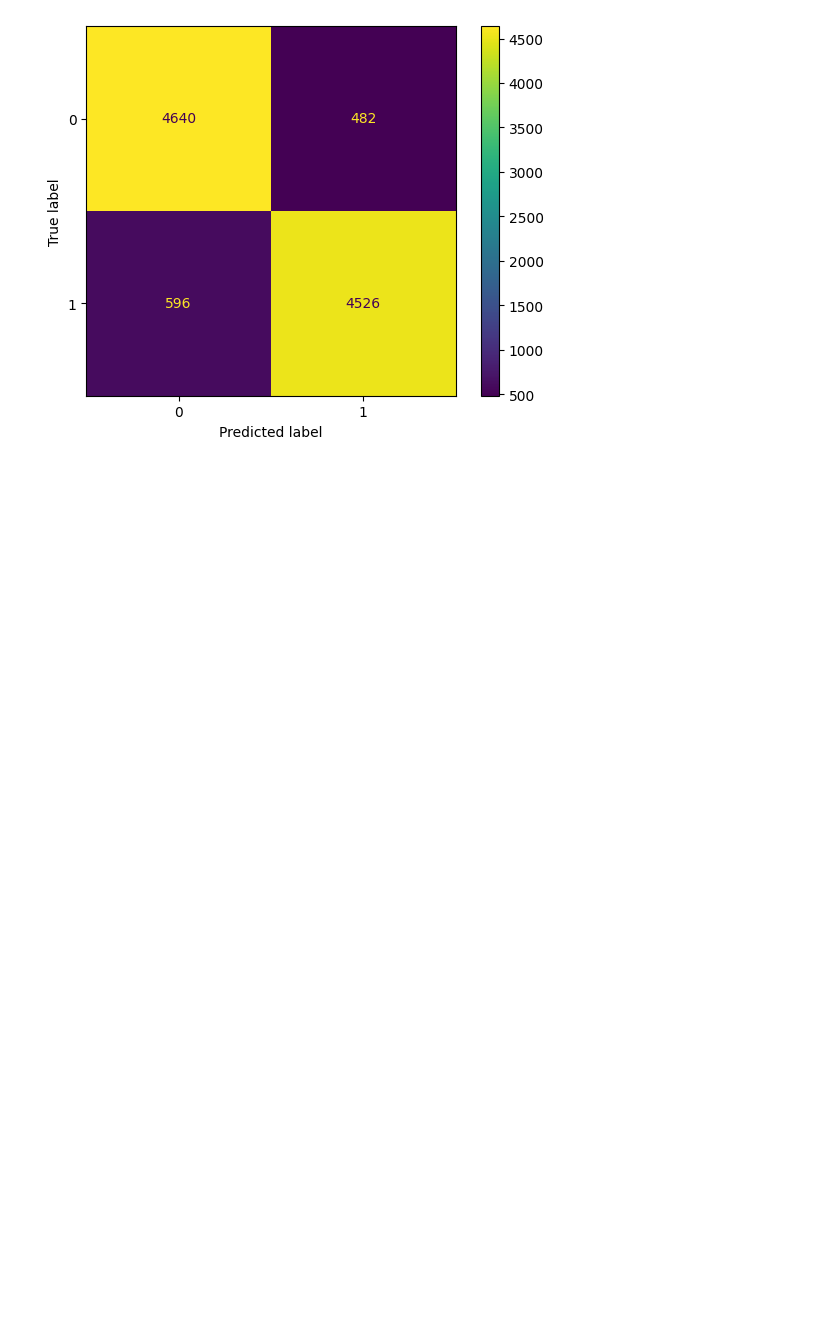
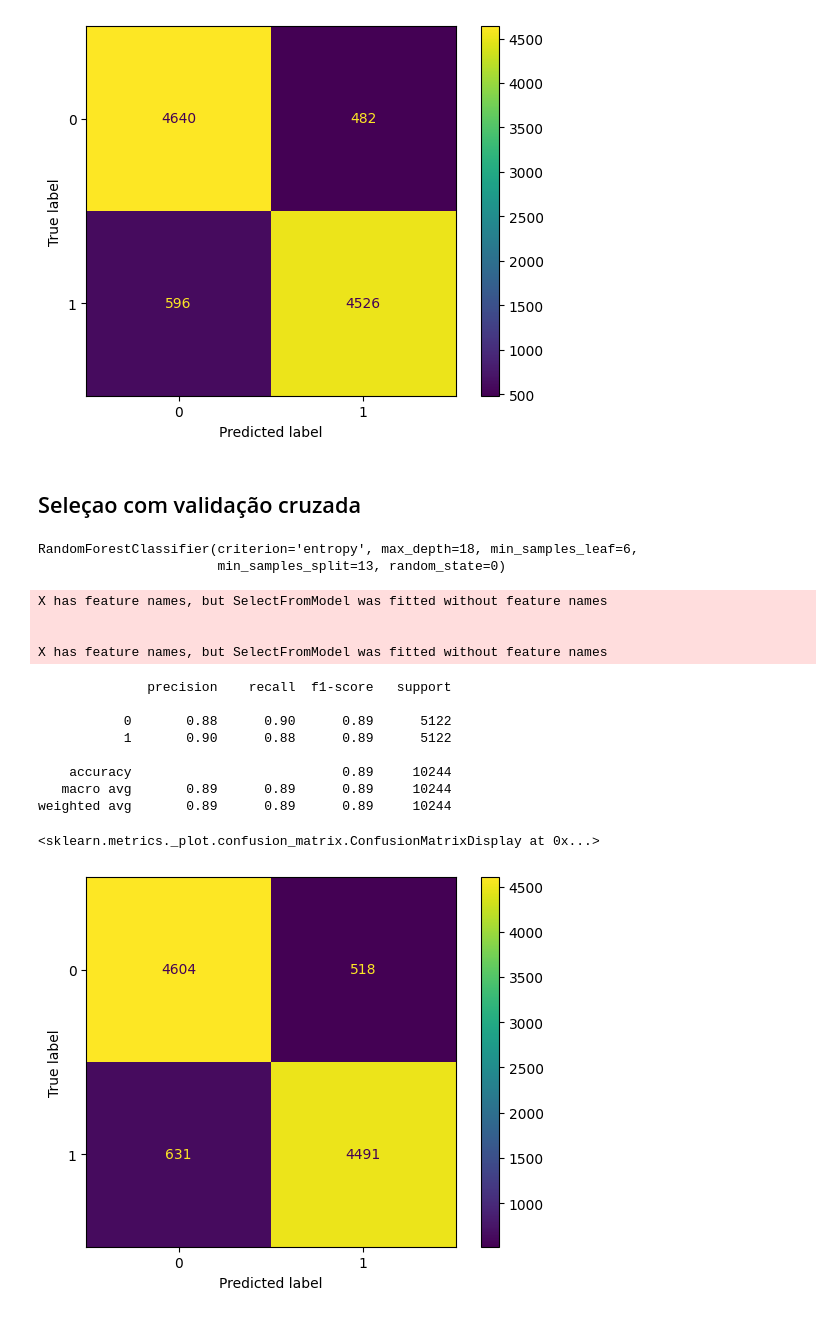
Before and after one commit to ledsouza/feature-selection, a Jupyter notebook: feature_selection.ipynb, the cells around one changed output. Drawn from its saved outputs; the diff is of its cells as text; code cells hidden in the pictures; blank space fills up the shorter version.

Commit message:
implementando pipeline com features selecionadas a partir de SelectFromModel utilizando o melhor modelo da validação cruzada

```diff
--- a/feature_selection.ipynb
+++ b/feature_selection.ipynb
@@ -169,9 +169,17 @@ px.bar(df_features_importances10[::-1], y="feature", x="importance", orientation
 # %%
 from sklearn.feature_selection import SelectFromModel
 
-select_from_model = SelectFromModel(random_forest, max_features=10, prefit=True)
-x_train_selected = select_from_model.transform(x_train)
-x_test_selected = select_from_model.transform(x_test)
+
+def get_selection_from_model(model, max_features, x_train, x_test):
+    select_from_model = SelectFromModel(
+        model, max_features=max_features, prefit=True)
+    x_train_selected = select_from_model.transform(x_train)
+    x_test_selected = select_from_model.transform(x_test)
+    return x_train_selected, x_test_selected
+
+
+x_train_selected, x_test_selected = get_selection_from_model(random_forest, max_features=10,
+                                                             x_train=x_train, x_test=x_test)
 # %% [output]
 X has feature names, but SelectFromModel was fitted without feature names
 
@@ -189,3 +197,5 @@ train_test_pipeline(x_train_selected, x_test_selected, y_train, y_test)
    macro avg       0.89      0.89      0.89     10244
 weighted avg       0.89      0.89      0.89     10244
 [figure]
+# %% [markdown]
+## Seleçao com validação cruzada
@@ -191,0 +234,32 @@ weighted avg       0.89      0.89      0.89     10244
+# %%
+model = model_training(x_train, y_train)
+cv_result, cv = nested_cross_validation(model, search_params, x_train, y_train, n_iter=25)
+best_model = get_best_model(cv)
+best_model
+# %% [output]
+RandomForestClassifier(criterion='entropy', max_depth=18, min_samples_leaf=6,
+                       min_samples_split=13, random_state=0)
+# %%
+x_train_selected, x_test_selected = get_selection_from_model(best_model, max_features=10,
+                                                             x_train=x_train, x_test=x_test)
+
+best_model.fit(x_train_selected, y_train)
+y_pred = best_model.predict(x_test_selected)
+
+print(classification_report(y_test, y_pred))
+ConfusionMatrixDisplay.from_predictions(y_test, y_pred)
+# %% [output]
+X has feature names, but SelectFromModel was fitted without feature names
+
+
+X has feature names, but SelectFromModel was fitted without feature names
+              precision    recall  f1-score   support
+
+           0       0.88      0.90      0.89      5122
+           1       0.90      0.88      0.89      5122
+
+    accuracy                           0.89     10244
+   macro avg       0.89      0.89      0.89     10244
+weighted avg       0.89      0.89      0.89     10244
+<sklearn.metrics._plot.confusion_matrix.ConfusionMatrixDisplay at 0x...>
+[figure, added]
```
Also changed, not shown: parts of 1 cell of this notebook.
